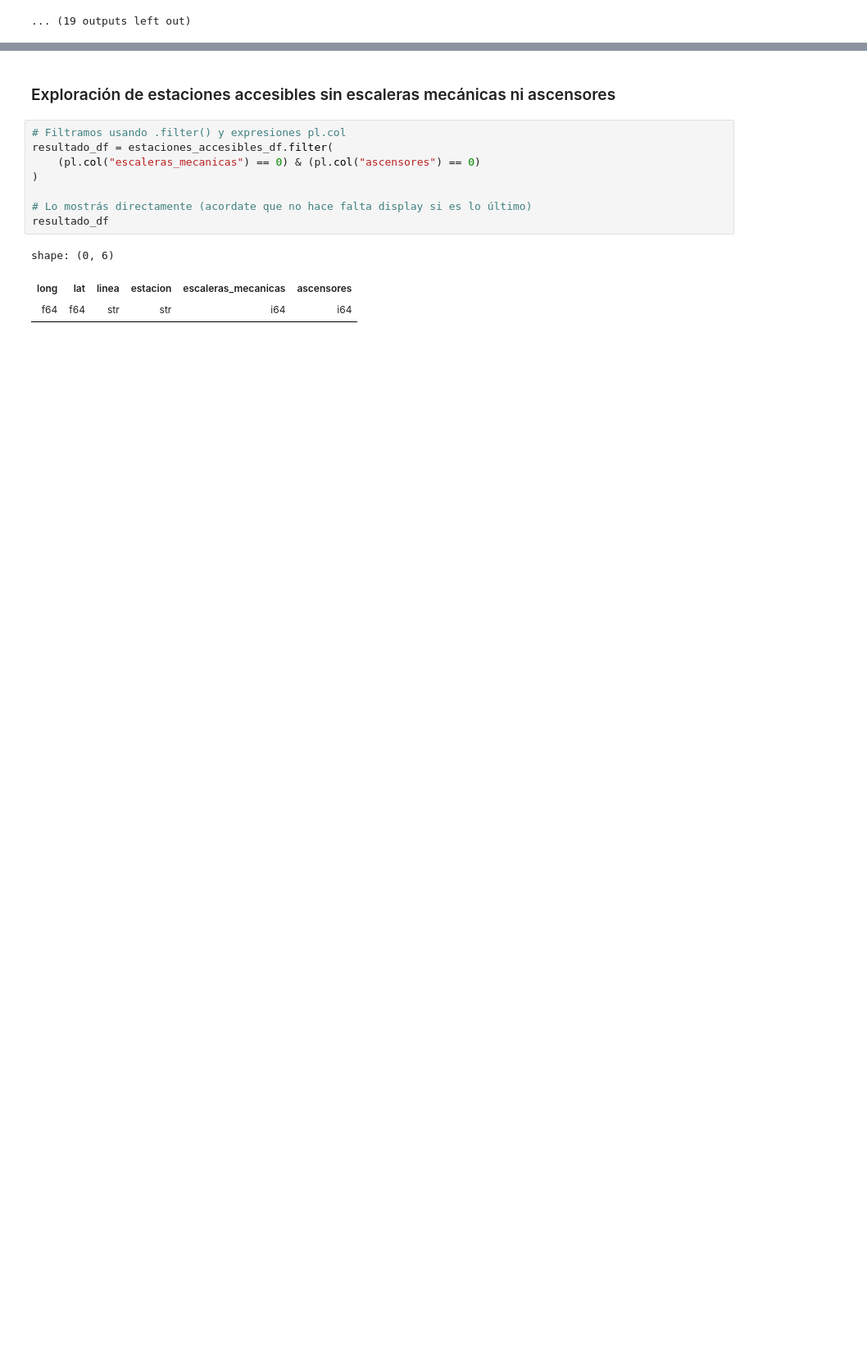
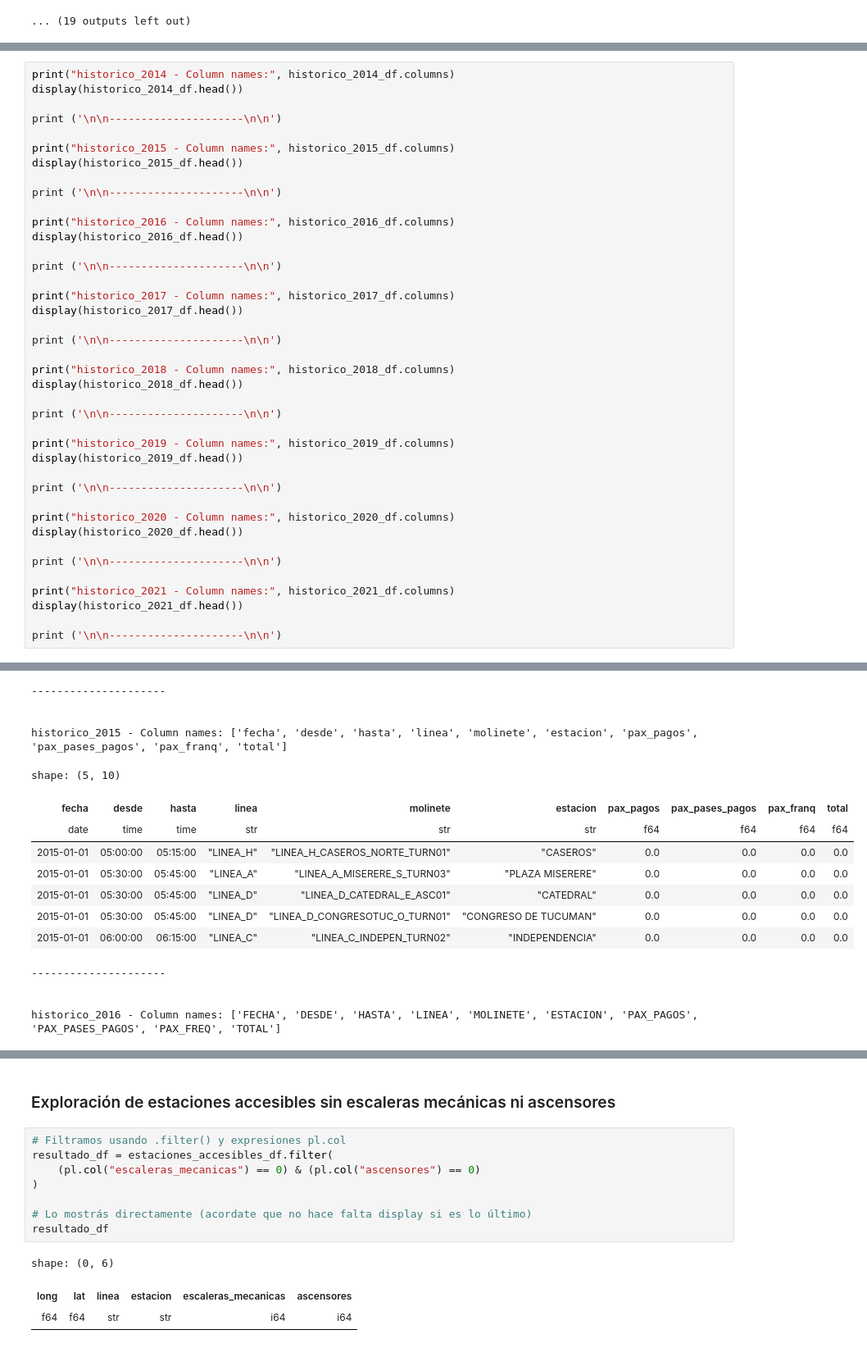
Before and after one commit to JavierMariosa/metodologia, a Jupyter notebook: MetodologiaTP_Polars.ipynb, the cells around one changed output, grey strips where cells are left out. Shown at 82% size. Drawn from its saved outputs; the diff is of its cells as text; blank space fills up the shorter version.

```diff
--- a/MetodologiaTP_Polars.ipynb
+++ b/MetodologiaTP_Polars.ipynb
@@ -213,0 +535,41 @@ shape: (5, 11)
+# %%
+print("historico_2014 - Column names:", historico_2014_df.columns)
+display(historico_2014_df.head())
+
+print ('\n\n---------------------\n\n')
+
+print("historico_2015 - Column names:", historico_2015_df.columns)
+display(historico_2015_df.head())
+
+print ('\n\n---------------------\n\n')
+
+print("historico_2016 - Column names:", historico_2016_df.columns)
+display(historico_2016_df.head())
+
+print ('\n\n---------------------\n\n')
+
+print("historico_2017 - Column names:", historico_2017_df.columns)
+display(historico_2017_df.head())
+
+print ('\n\n---------------------\n\n')
+
+print("historico_2018 - Column names:", historico_2018_df.columns)
+display(historico_2018_df.head())
+
+print ('\n\n---------------------\n\n')
+
+print("historico_2019 - Column names:", historico_2019_df.columns)
+display(historico_2019_df.head())
+
+print ('\n\n---------------------\n\n')
+
+print("historico_2020 - Column names:", historico_2020_df.columns)
+display(historico_2020_df.head())
+
+print ('\n\n---------------------\n\n')
+
+print("historico_2021 - Column names:", historico_2021_df.columns)
+display(historico_2021_df.head())
+
+print ('\n\n---------------------\n\n')
+# %% [output]
@@ -213,0 +585,16 @@ shape: (5, 11)
+---------------------
+
+
+historico_2015 - Column names: ['fecha', 'desde', 'hasta', 'linea', 'molinete', 'estacion', 'pax_pagos', 'pax_pases_pagos', 'pax_franq', 'total']
+shape: (5, 10)
+| fecha | desde | hasta | linea | molinete | estacion | pax_pagos | pax_pases_pagos | pax_franq | total |
+| date | time | time | str | str | str | f64 | f64 | f64 | f64 |
+| 2015-01-01 | 05:00:00 | 05:15:00 | "LINEA_H" | "LINEA_H_CASEROS_NORTE_TURN01" | "CASEROS" | 0.0 | 0.0 | 0.0 | 0.0 |
+| 2015-01-01 | 05:30:00 | 05:45:00 | "LINEA_A" | "LINEA_A_MISERERE_S_TURN03" | "PLAZA MISERERE" | 0.0 | 0.0 | 0.0 | 0.0 |
+| 2015-01-01 | 05:30:00 | 05:45:00 | "LINEA_D" | "LINEA_D_CATEDRAL_E_ASC01" | "CATEDRAL" | 0.0 | 0.0 | 0.0 | 0.0 |
+| 2015-01-01 | 05:30:00 | 05:45:00 | "LINEA_D" | "LINEA_D_CONGRESOTUC_O_TURN01" | "CONGRESO DE TUCUMAN" | 0.0 | 0.0 | 0.0 | 0.0 |
+| 2015-01-01 | 06:00:00 | 06:15:00 | "LINEA_C" | "LINEA_C_INDEPEN_TURN02" | "INDEPENDENCIA" | 0.0 | 0.0 | 0.0 | 0.0 |
+---------------------
+
+
+historico_2016 - Column names: ['FECHA', 'DESDE', 'HASTA', 'LINEA', 'MOLINETE', 'ESTACION', 'PAX_PAGOS', 'PAX_PASES_PAGOS', 'PAX_FREQ', 'TOTAL']
```
Also changed, not shown: parts of 24 cells of this notebook.
